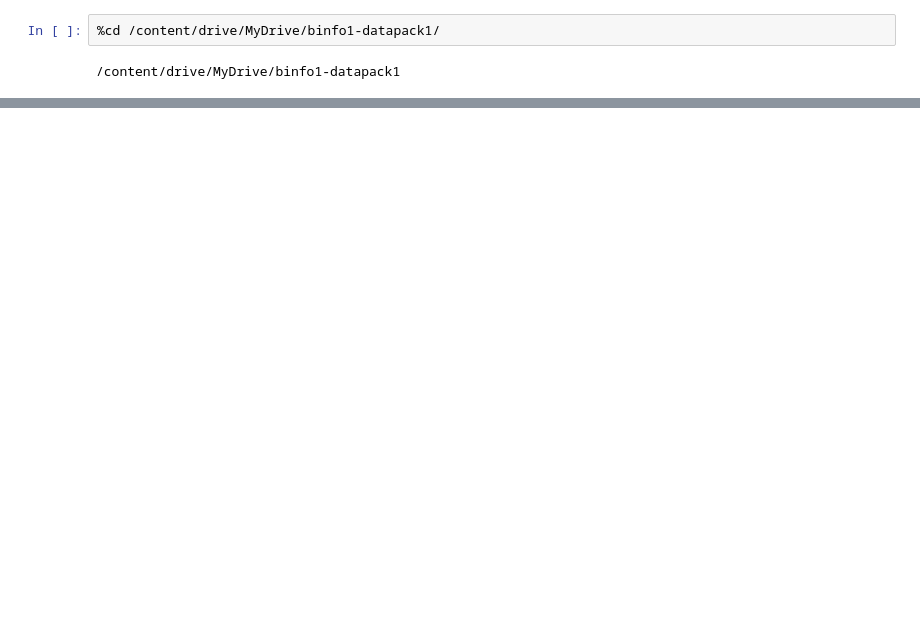
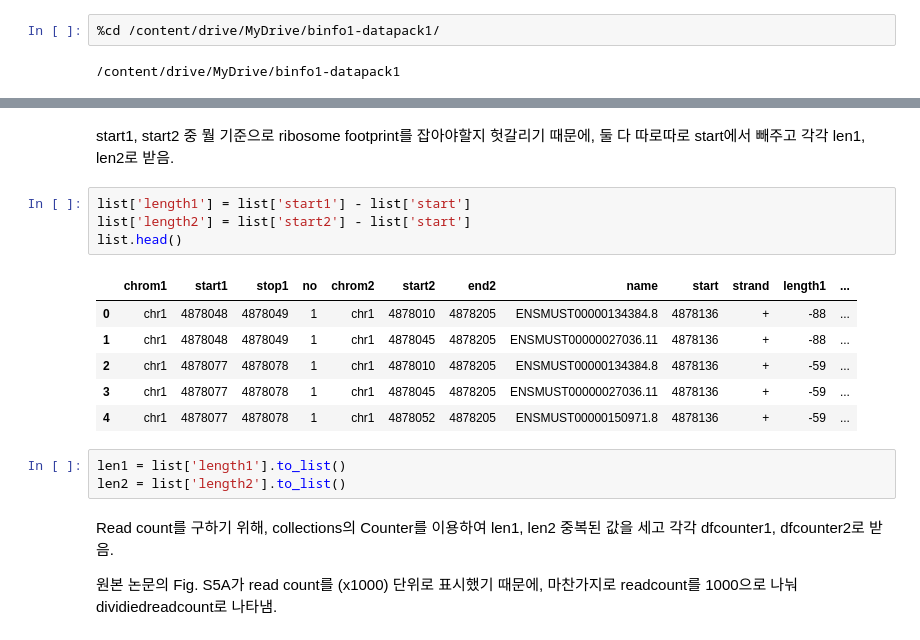
Before and after one commit to Heeun93/2021-36845_Homework, a Jupyter notebook: 220511_10th_weeks_homework_2021_36845_Heeun_Kwon.ipynb, the cells around one changed output, grey strips where cells are left out. Saved outputs shown, nothing was run; the diff lists cells and outputs as text; blank space fills up the shorter version.

```diff
--- a/220511_10th_weeks_homework_2021_36845_Heeun_Kwon.ipynb
+++ b/220511_10th_weeks_homework_2021_36845_Heeun_Kwon.ipynb
@@ -417,0 +259,20 @@ pileup5.to_csv("test2.bam",header=False, index=False, sep='\t')
+# %% [markdown]
+start1, start2 중 뭘 기준으로 ribosome footprint를 잡아야할지 헛갈리기 때문에, 둘 다 따로따로 start에서 빼주고 각각 len1, len2로 받음.
+# %%
+list['length1'] = list['start1'] - list['start']
+list['length2'] = list['start2'] - list['start']
+list.head()
+# %% [output]
+|  | chrom1 | start1 | stop1 | no | chrom2 | start2 | end2 | name | start | strand | length1 | ... |
+| 0 | chr1 | 4878048 | 4878049 | 1 | chr1 | 4878010 | 4878205 | ENSMUST00000134384.8 | 4878136 | + | -88 | ... |
+| 1 | chr1 | 4878048 | 4878049 | 1 | chr1 | 4878045 | 4878205 | ENSMUST00000027036.11 | 4878136 | + | -88 | ... |
+| 2 | chr1 | 4878077 | 4878078 | 1 | chr1 | 4878010 | 4878205 | ENSMUST00000134384.8 | 4878136 | + | -59 | ... |
+| 3 | chr1 | 4878077 | 4878078 | 1 | chr1 | 4878045 | 4878205 | ENSMUST00000027036.11 | 4878136 | + | -59 | ... |
+| 4 | chr1 | 4878077 | 4878078 | 1 | chr1 | 4878052 | 4878205 | ENSMUST00000150971.8 | 4878136 | + | -59 | ... |
+# %%
+len1 = list['length1'].to_list()
+len2 = list['length2'].to_list()
+# %% [markdown]
+Read count를 구하기 위해, collections의 Counter를 이용하여 len1, len2 중복된 값을 세고 각각 dfcounter1, dfcounter2로 받음.
+
+원본 논문의 Fig. S5A가 read count를 (x1000) 단위로 표시했기 때문에, 마찬가지로 readcount를 1000으로 나눠 dividiedreadcount로 나타냄.
```
Also changed, not shown: parts of 74 cells of this notebook.
